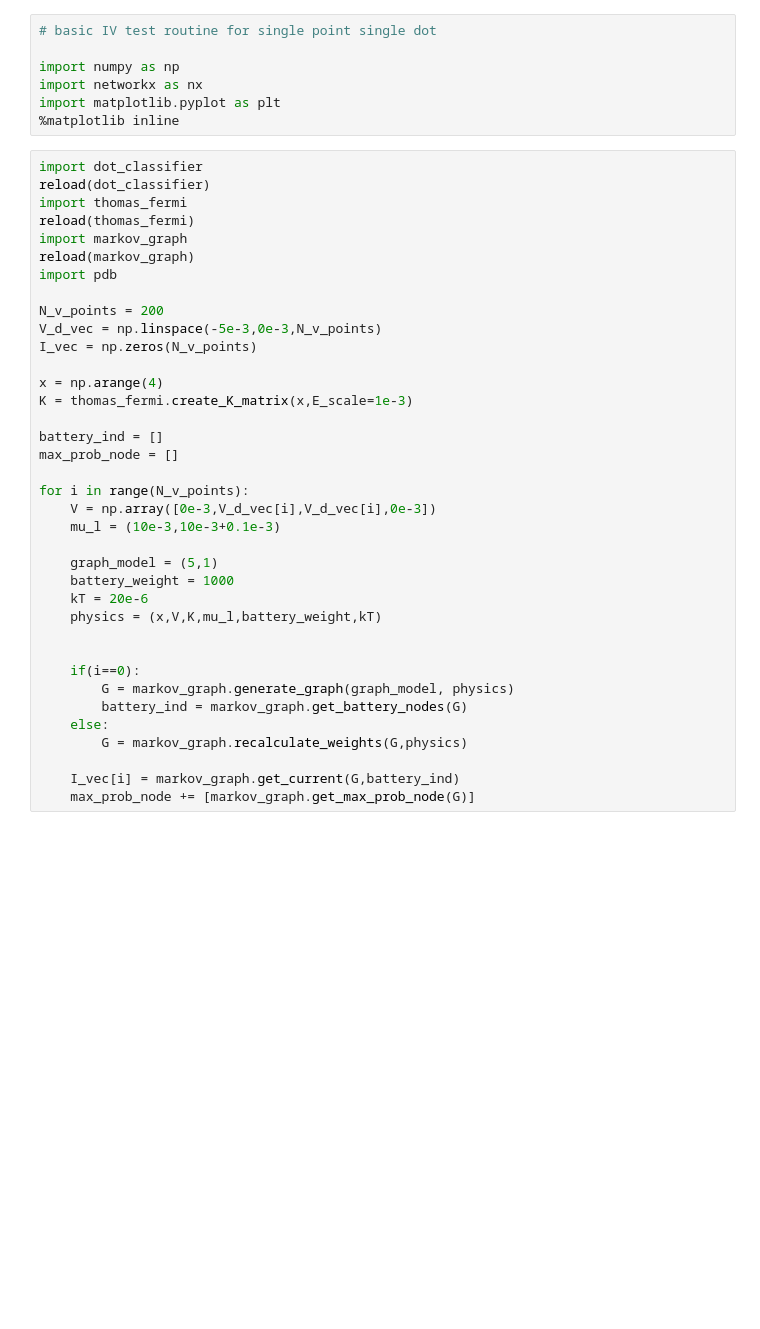
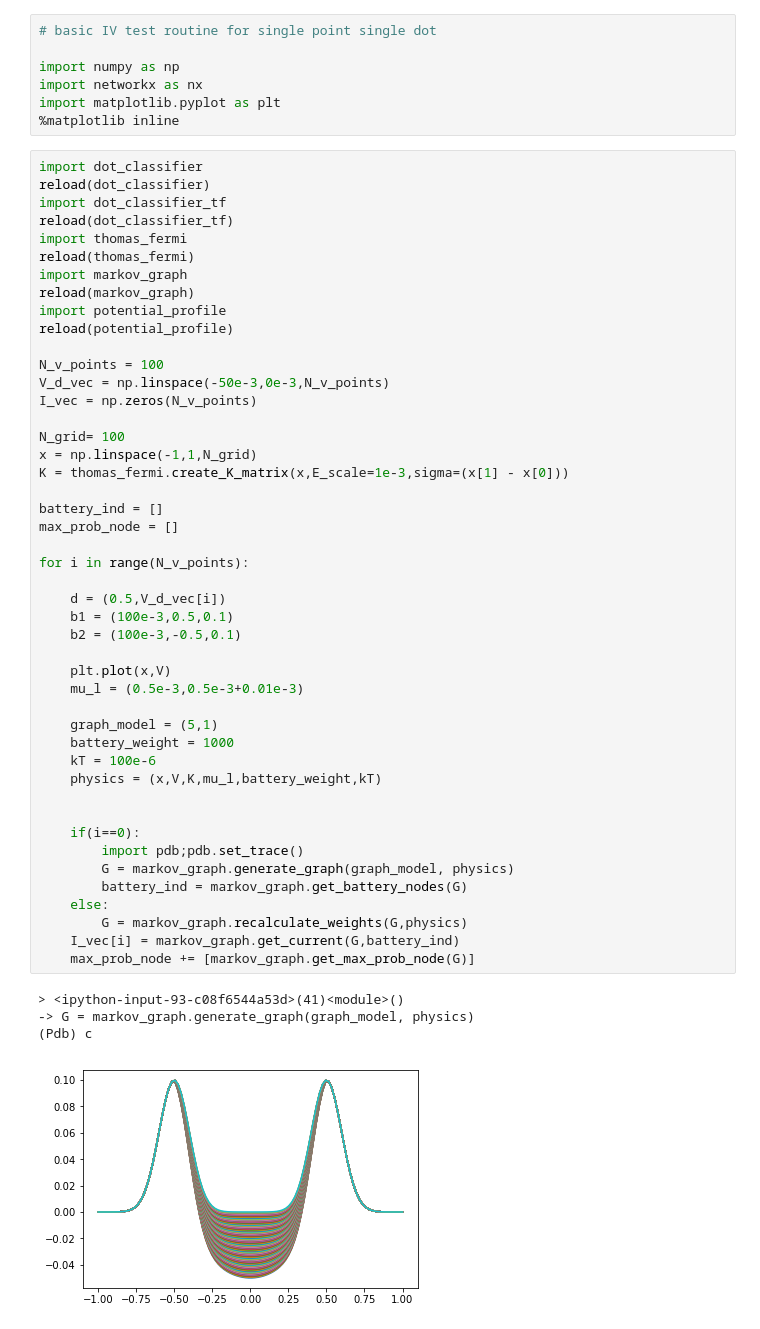
Before and after one commit to Quantumgame/quantum-ml, a Jupyter notebook: ndot/lib/single_dot.ipynb, the cells around one changed output. Drawn from its saved outputs; the diff is of its cells as text; blank space fills up the shorter version.

```diff
--- a/ndot/lib/single_dot.ipynb
+++ b/ndot/lib/single_dot.ipynb
@@ -8,37 +8,51 @@ import matplotlib.pyplot as plt
 # %%
 import dot_classifier
 reload(dot_classifier)
+import dot_classifier_tf
+reload(dot_classifier_tf)
 import thomas_fermi
 reload(thomas_fermi)
 import markov_graph
 reload(markov_graph)
-import pdb
+import potential_profile
+reload(potential_profile)
 
-N_v_points = 200
-V_d_vec = np.linspace(-5e-3,0e-3,N_v_points)
+N_v_points = 100
+V_d_vec = np.linspace(-50e-3,0e-3,N_v_points)
 I_vec = np.zeros(N_v_points)
 
-x = np.arange(4)
-K = thomas_fermi.create_K_matrix(x,E_scale=1e-3)
+N_grid= 100
+x = np.linspace(-1,1,N_grid)
+K = thomas_fermi.create_K_matrix(x,E_scale=1e-3,sigma=(x[1] - x[0]))
 
 battery_ind = []
 max_prob_node = []
 
 for i in range(N_v_points):
-    V = np.array([0e-3,V_d_vec[i],V_d_vec[i],0e-3])
-    mu_l = (10e-3,10e-3+0.1e-3)
+
+    d = (0.5,V_d_vec[i])
+    b1 = (100e-3,0.5,0.1)
+    b2 = (100e-3,-0.5,0.1)
+
+    plt.plot(x,V)
+    mu_l = (0.5e-3,0.5e-3+0.01e-3)
 
     graph_model = (5,1)
     battery_weight = 1000
-    kT = 20e-6
+    kT = 100e-6
     physics = (x,V,K,mu_l,battery_weight,kT)
 
 
     if(i==0):
+        import pdb;pdb.set_trace()
         G = markov_graph.generate_graph(graph_model, physics)
         battery_ind = markov_graph.get_battery_nodes(G)
     else:
         G = markov_graph.recalculate_weights(G,physics)
-
     I_vec[i] = markov_graph.get_current(G,battery_ind)
     max_prob_node += [markov_graph.get_max_prob_node(G)]
+# %% [output]
+> <ipython-input-93-c08f6544a53d>(41)<module>()
+-> G = markov_graph.generate_graph(graph_model, physics)
+(Pdb) c
+[figure, added]
```
Also changed, not shown: parts of 4 cells of this notebook, 7 other files.
